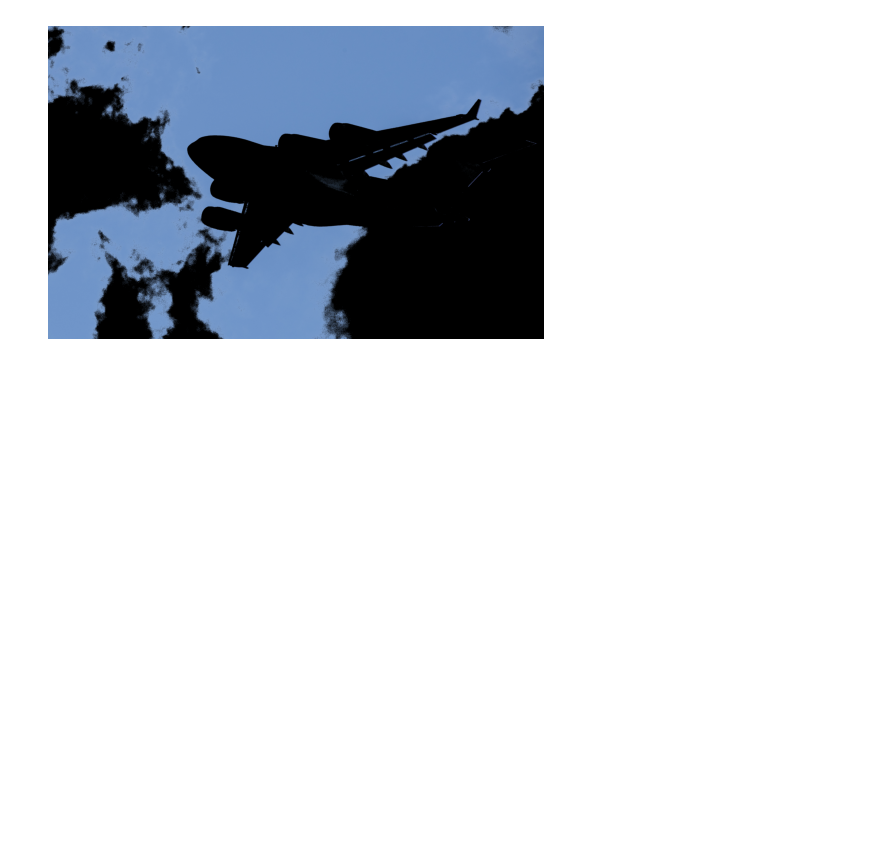
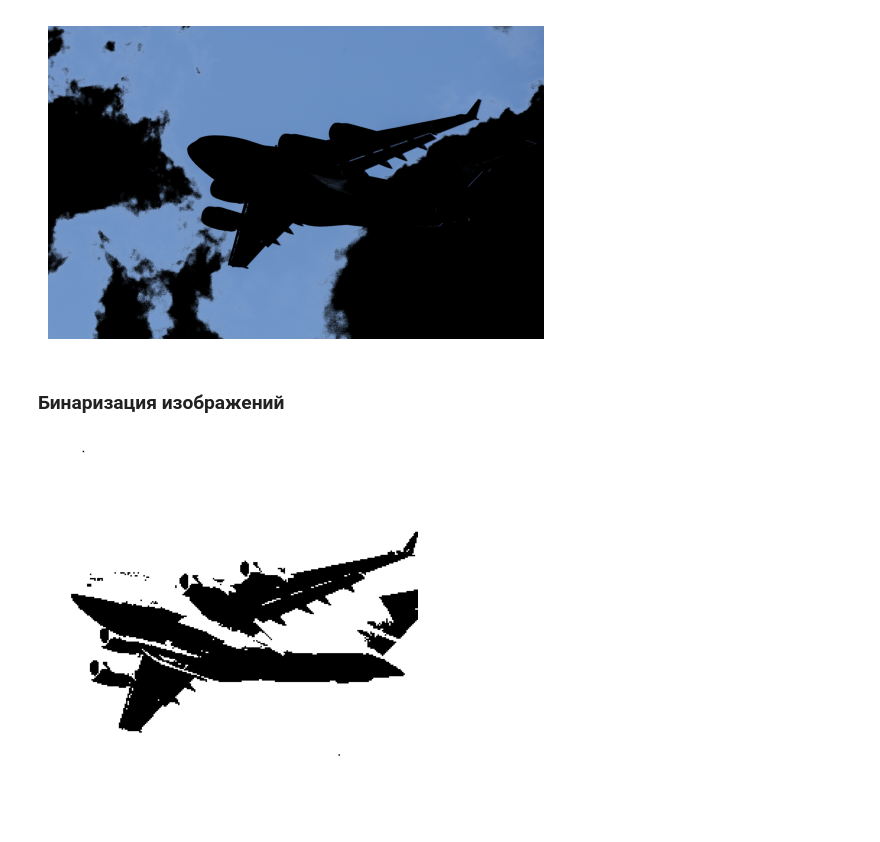
Before and after one commit to Maeknit/JupyterProject, a Jupyter notebook: Chapter 8, Work with images/1_Images.ipynb, the cells around one changed output. Saved outputs shown, nothing was run; the diff lists cells and outputs as text; code cells hidden in the pictures; blank space fills up the shorter version.

Commit message:
Chapter 8, Coding images

```diff
--- a/Chapter 8, Work with images/1_Images.ipynb
+++ b/Chapter 8, Work with images/1_Images.ipynb
@@ -140,3 +140,21 @@ plt.axis("off")
 plt.show()
 # %% [output]
 [figure]
+# %% [markdown]
+### Бинаризация изображений
+# %%
+from matplotlib import pyplot as plt
+image_grey = cv2.imread("../data/images/plane_256x256.jpg", cv2.IMREAD_GRAYSCALE)
+max_output_value = 255
+neighborhood_size = 99
+subtract_from_mean = 10
+image_binarized = cv2.adaptiveThreshold(image_grey, max_output_value,
+                                        cv2.ADAPTIVE_THRESH_GAUSSIAN_C,
+                                        cv2.THRESH_BINARY,
+                                        neighborhood_size,
+                                        subtract_from_mean)
+plt.imshow(image_binarized, cmap="gray")
+plt.axis("off")
+plt.show()
+# %% [output]
+[figure, added]
```
Also changed, not shown: parts of 8 cells of this notebook, 1 other file.
